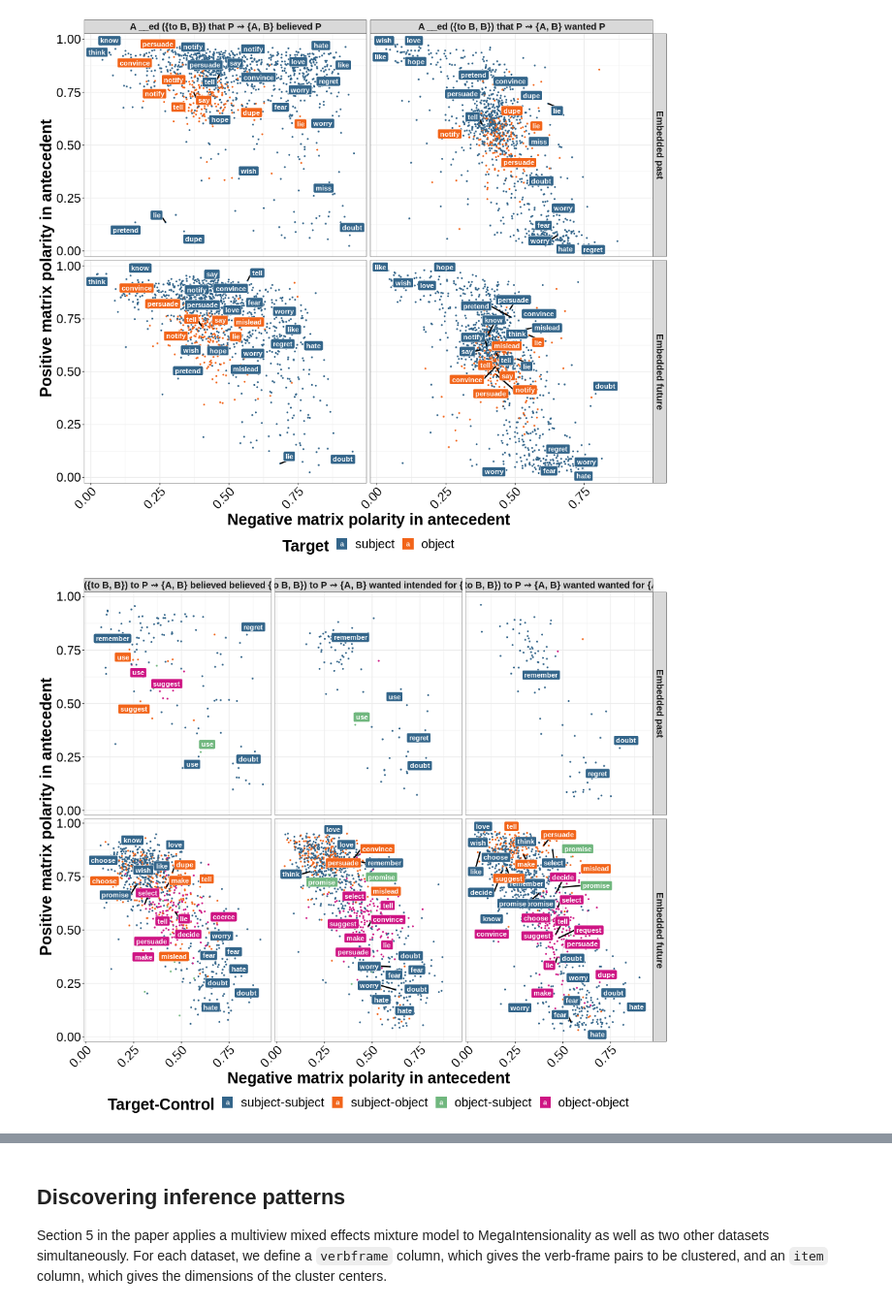
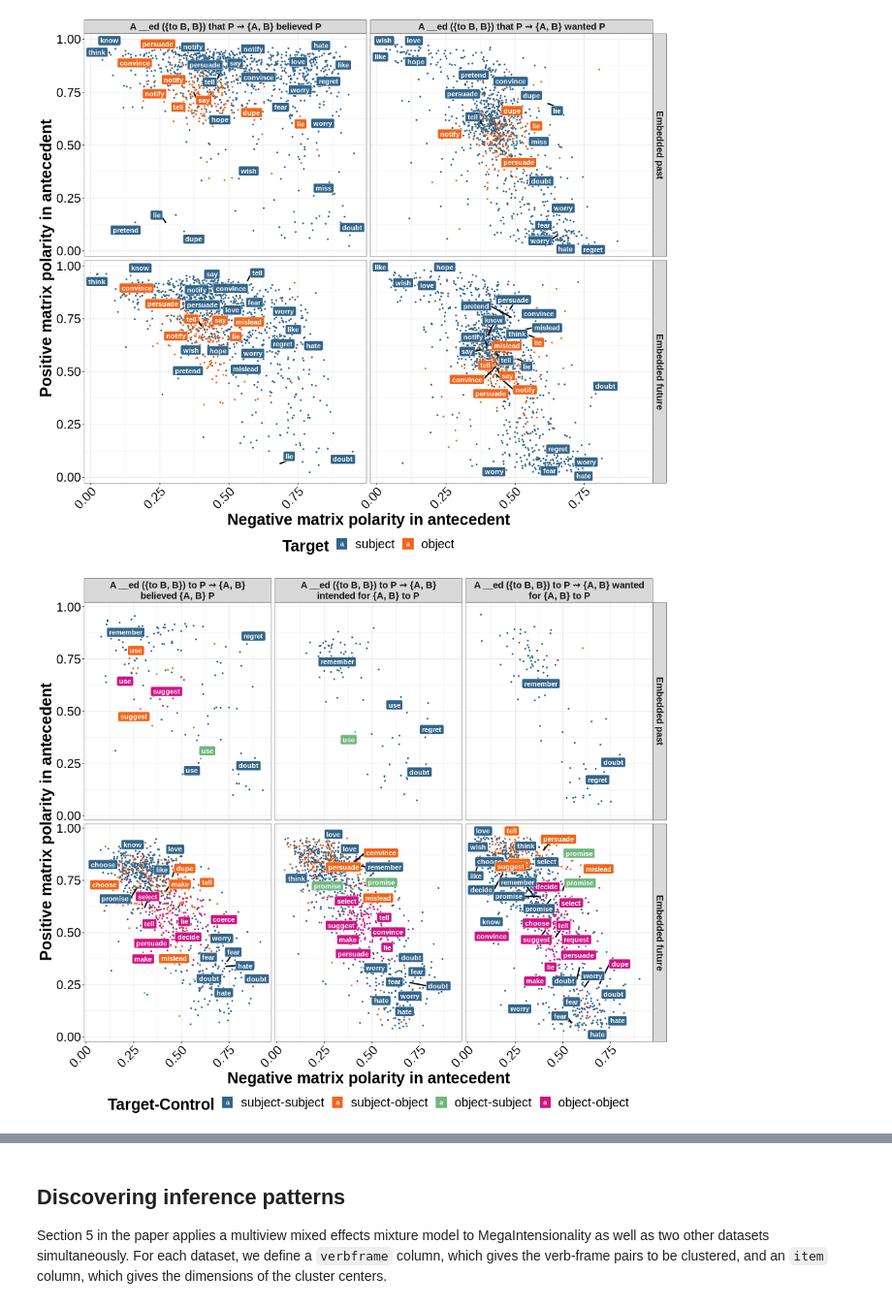
Before and after one commit to bkane2/intensional-gaps, a Jupyter notebook: Intensional Gaps.ipynb, the cells around one changed output, grey strips where cells are left out. Shown at 97% size. Drawn from its saved outputs; the diff is of its cells as text; code cells hidden in the pictures.

```diff
--- a/Intensional Gaps.ipynb
+++ b/Intensional Gaps.ipynb
@@ -880,35 +880,37 @@ transitive_verbs_nf = c('say', 'tell', 'lie', 'mislead', 'notify', 'convince', '
 intransitive_frames_nf = c('NP V to VP[-eventive]', 'NP be V to VP[-eventive]',
                            'NP V to VP[+eventive]', 'NP be V to VP[+eventive]',
                            'NP V VPing')
 transitive_frames_nf = c('NP V to NP to VP[-eventive]', 'NP V NP to VP[-eventive]',
                          'NP V to NP to VP[+eventive]', 'NP V NP to VP[+eventive]',
                          'NP V NP VP', 'NP V for NP to VP')
 
+sub <- filter(mc_normalized_cast_nf,
+              (antecedent_verb%in%intransitive_verbs_nf & antecedent_frame %in% intransitive_frames_nf) | (antecedent_verb%in%transitive_verbs_nf & antecedent_frame %in% transitive_frames_nf))
+
 g <- ggplot(mc_normalized_cast_nf, aes(x=negative, y=positive, color=target_control)) +
 geom_point(size=0.75) +
-geom_label_repel(data=filter(mc_normalized_cast_nf,
-                       (antecedent_verb%in%intransitive_verbs_nf & antecedent_frame %in% intransitive_frames_nf) | (antecedent_verb%in%transitive_verbs_nf & antecedent_frame %in% transitive_frames_nf)),
+geom_label_repel(data=sub,
            aes(label=antecedent_verb, fill=target_control),
            color="white", fontface="bold", segment.color="black", segment.size=1) +
 scale_color_manual(name='Target-Control', values=c("#33658a", "#f26419", "#70B77E", "#CE1483")) +
 scale_fill_manual(name='Target-Control',  values=c("#33658a", "#f26419", "#70B77E", "#CE1483")) +
 facet_grid(factor(paste('Embedded', consequent_embedded_tense), levels=c('Embedded past', 'Embedded future')) ~ paste('A __ed ({to B, B}) to P', sprintf('\u21DD'), '{A, B}',
-                            ifelse(consequent_verb=='believe', 'believed', 'wanted'),
                             ifelse(consequent_verb=='believe', 'believed', ifelse(consequent_verb=='want', 'wanted', 'intended')),
-                            ifelse(consequent_verb=='believe', '{A, B} P', ifelse(consequent_verb=='want', 'for {A, B} to P', 'for {A, B} to P')))) +
+                            ifelse(consequent_verb=='believe', '{A, B} P', ifelse(consequent_verb=='want', 'for {A, B} to P', 'for {A, B} to P'))),
+          labeller = label_wrap_gen(width = 40, multi_line = TRUE)) +
 xlab('Negative matrix polarity in antecedent') +
 ylab('Positive matrix polarity in antecedent') +
 theme(strip.text=element_text(face="bold", size=15),
      axis.title=element_text(face="bold", size=25),
      axis.text=element_text(size=20, color="black"),
      axis.text.x=element_text(angle=45, hjust=1),
      legend.position="bottom",
      legend.title=element_text(face="bold", size=25),
      legend.text=element_text(size=20))
 
 ggsave('plots/verb_distributions_nonfinite.png', width=14, height=12)
 ggsave('plots/verb_distributions_nonfinite.pdf', width=14, height=12)
 
 g
 # %% [output]
-[figure, old version]
+[figure, new version]
```
Also changed, not shown: parts of 2 cells of this notebook.
